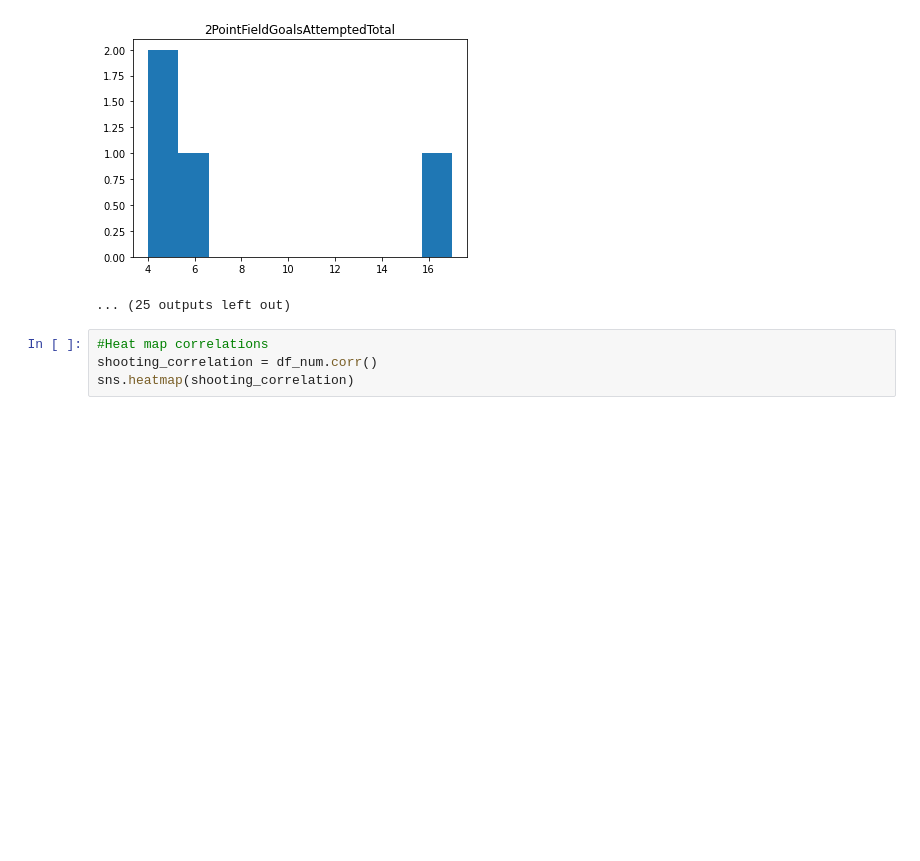
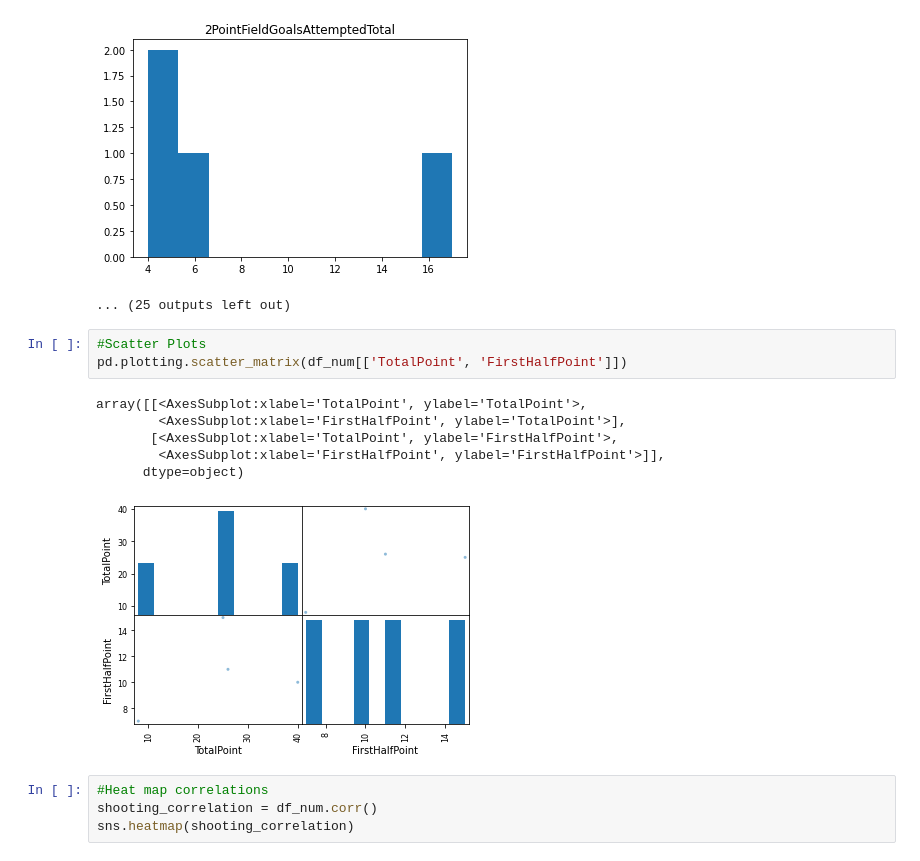
Before and after one commit to jreckin/FunAnalyticalStuff, a Jupyter notebook: ccm_analytics_pandas.ipynb, the cells around one changed output. Cells and saved outputs as stored; diff of their text form; blank space fills up the shorter version.

```diff
--- a/ccm_analytics_pandas.ipynb
+++ b/ccm_analytics_pandas.ipynb
@@ -106,6 +93,16 @@ for i in df_num.columns:
 [figure]
 [figure]
 ... (25 outputs left out)
+# %%
+#Scatter Plots
+pd.plotting.scatter_matrix(df_num[['TotalPoint', 'FirstHalfPoint']])
+# %% [output]
+array([[<AxesSubplot:xlabel='TotalPoint', ylabel='TotalPoint'>,
+        <AxesSubplot:xlabel='FirstHalfPoint', ylabel='TotalPoint'>],
+       [<AxesSubplot:xlabel='TotalPoint', ylabel='FirstHalfPoint'>,
+        <AxesSubplot:xlabel='FirstHalfPoint', ylabel='FirstHalfPoint'>]],
+      dtype=object)
+[figure, added]
 # %%
 #Heat map correlations
 shooting_correlation = df_num.corr()
```
Also changed, not shown: parts of 10 cells of this notebook.
